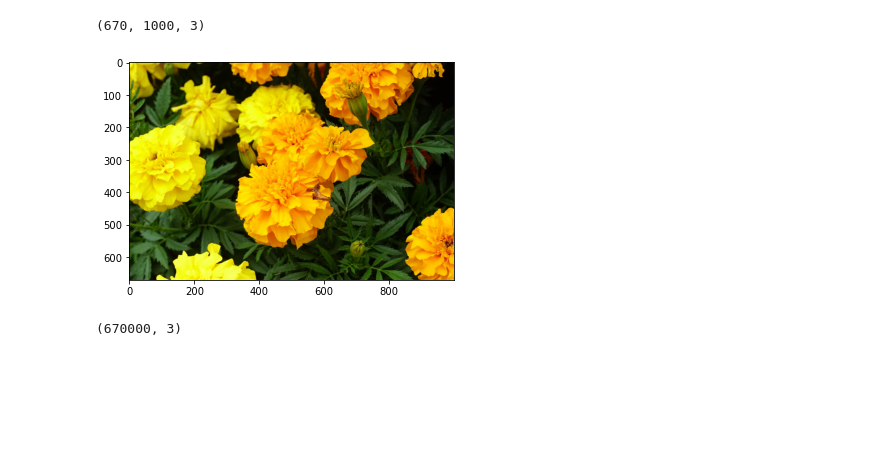
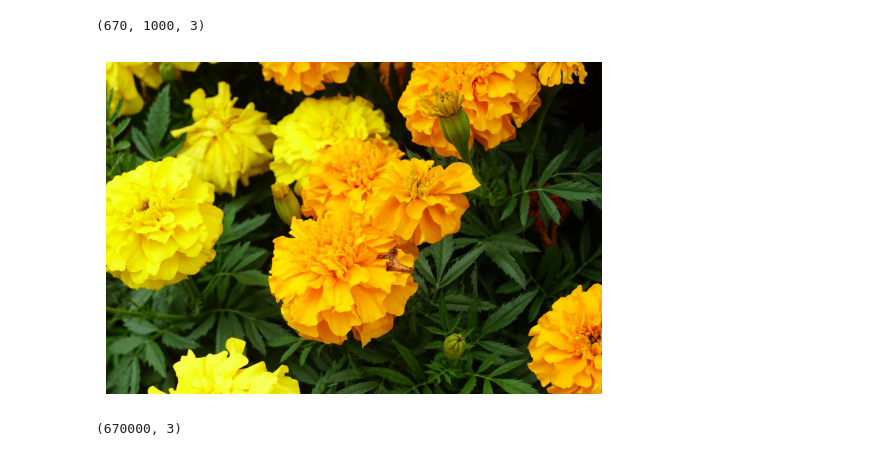
Before and after one commit to amqo/hands-on-machine-learning, a Jupyter notebook: Clustering.ipynb, the cells around one changed output. Drawn from its saved outputs; the diff is of its cells as text; code cells hidden in the pictures; blank space fills up the shorter version.

```diff
--- a/Clustering.ipynb
+++ b/Clustering.ipynb
@@ -9,10 +9,11 @@ image.shape
 # %%
 import matplotlib.pyplot as plt
 plt.figure()
 plt.imshow(image)
+plt.axis("off")
 plt.show()
 # %% [output]
-[figure, old version]
+[figure, new version]
 # %%
 X = image.reshape(-1, 3)
 X.shape
```
Also changed, not shown: parts of 2 cells of this notebook, 3 other files.
